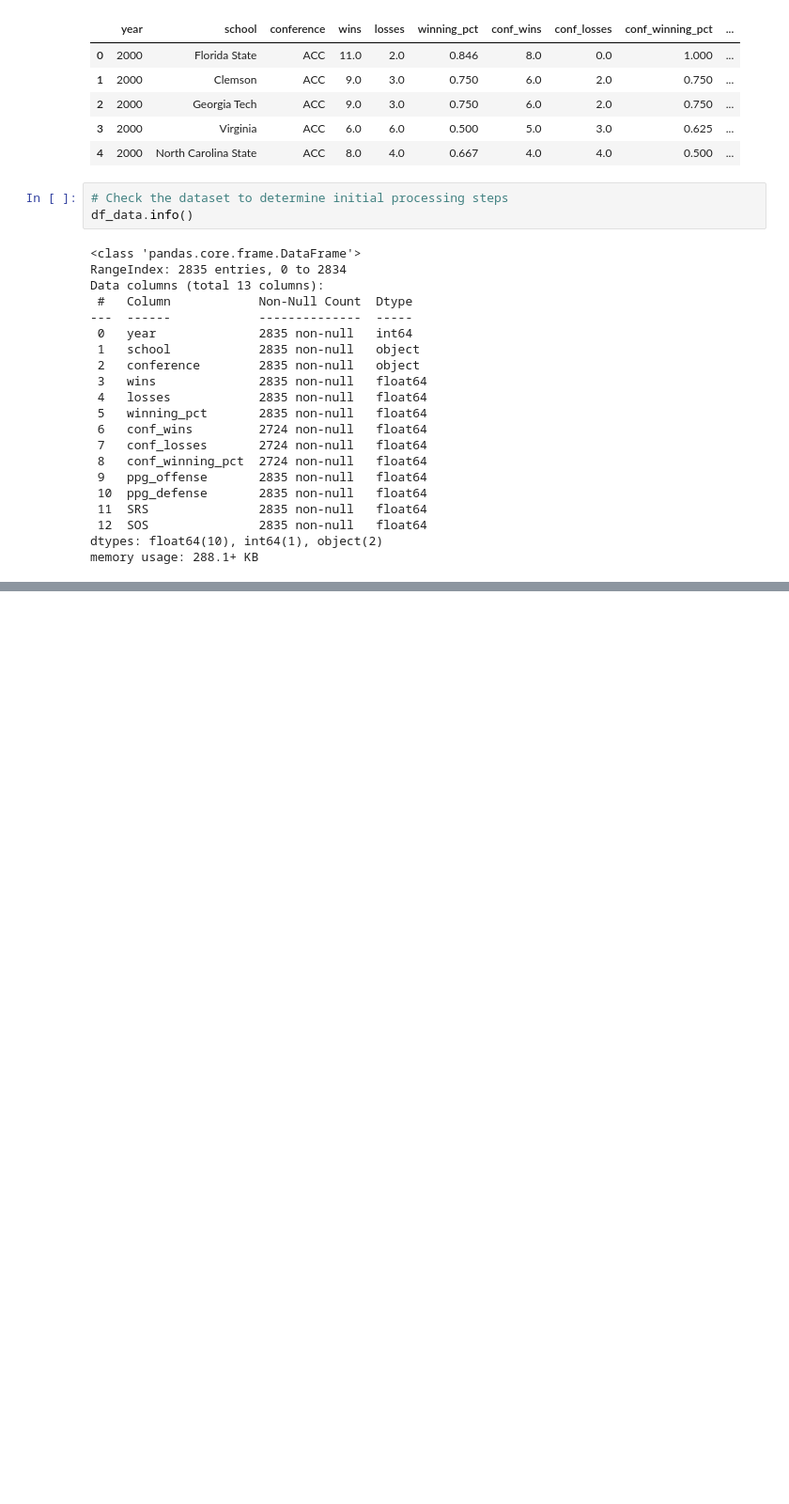
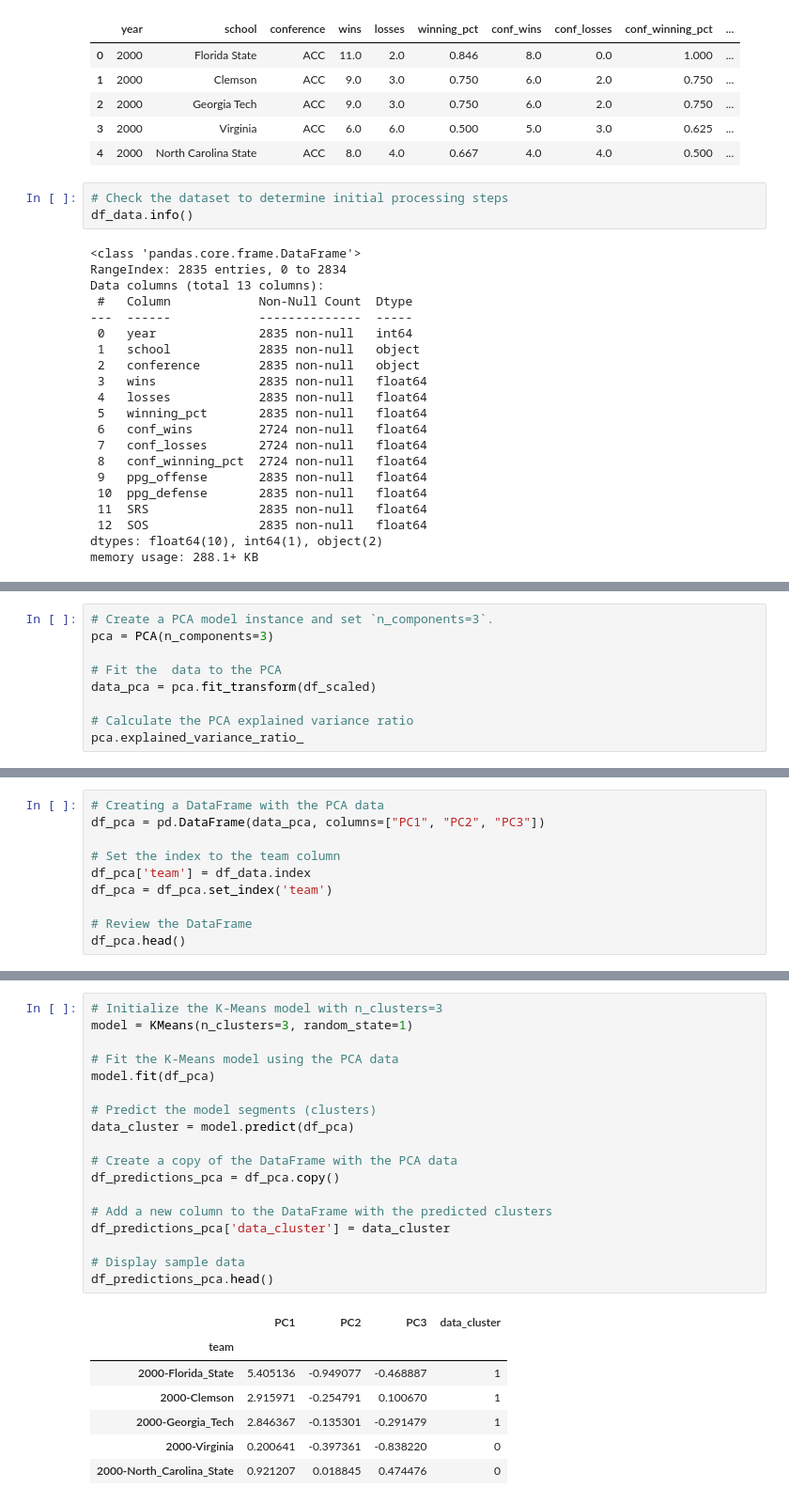
Before and after one commit to grantkerkman/cfb-data-science, a Jupyter notebook: cfb_pca.ipynb, the cells around one changed output, grey strips where cells are left out. Shown at 94% size. Cells and saved outputs as stored; diff of their text form; blank space fills up the shorter version.

```diff
--- a/cfb_pca.ipynb
+++ b/cfb_pca.ipynb
@@ -187,0 +658,9 @@ final_plot
+# %%
+# Create a PCA model instance and set `n_components=3`.
+pca = PCA(n_components=3)
+
+# Fit the  data to the PCA
+data_pca = pca.fit_transform(df_scaled)
+
+# Calculate the PCA explained variance ratio
+pca.explained_variance_ratio_
@@ -187,0 +669,10 @@ final_plot
+# %%
+# Creating a DataFrame with the PCA data
+df_pca = pd.DataFrame(data_pca, columns=["PC1", "PC2", "PC3"])
+
+# Set the index to the team column
+df_pca['team'] = df_data.index
+df_pca = df_pca.set_index('team')
+
+# Review the DataFrame
+df_pca.head()
@@ -187,0 +717,26 @@ final_plot
+# %%
+# Initialize the K-Means model with n_clusters=3
+model = KMeans(n_clusters=3, random_state=1)
+
+# Fit the K-Means model using the PCA data
+model.fit(df_pca)
+
+# Predict the model segments (clusters)
+data_cluster = model.predict(df_pca)
+
+# Create a copy of the DataFrame with the PCA data
+df_predictions_pca = df_pca.copy()
+
+# Add a new column to the DataFrame with the predicted clusters
+df_predictions_pca['data_cluster'] = data_cluster
+
+# Display sample data
+df_predictions_pca.head()
+# %% [output]
+|  | PC1 | PC2 | PC3 | data_cluster |
+| team |  |  |  |  |
+| 2000-Florida_State | 5.405136 | -0.949077 | -0.468887 | 1 |
+| 2000-Clemson | 2.915971 | -0.254791 | 0.100670 | 1 |
+| 2000-Georgia_Tech | 2.846367 | -0.135301 | -0.291479 | 1 |
+| 2000-Virginia | 0.200641 | -0.397361 | -0.838220 | 0 |
+| 2000-North_Carolina_State | 0.921207 | 0.018845 | 0.474476 | 0 |
```
Also changed, not shown: parts of 30 cells of this notebook.
